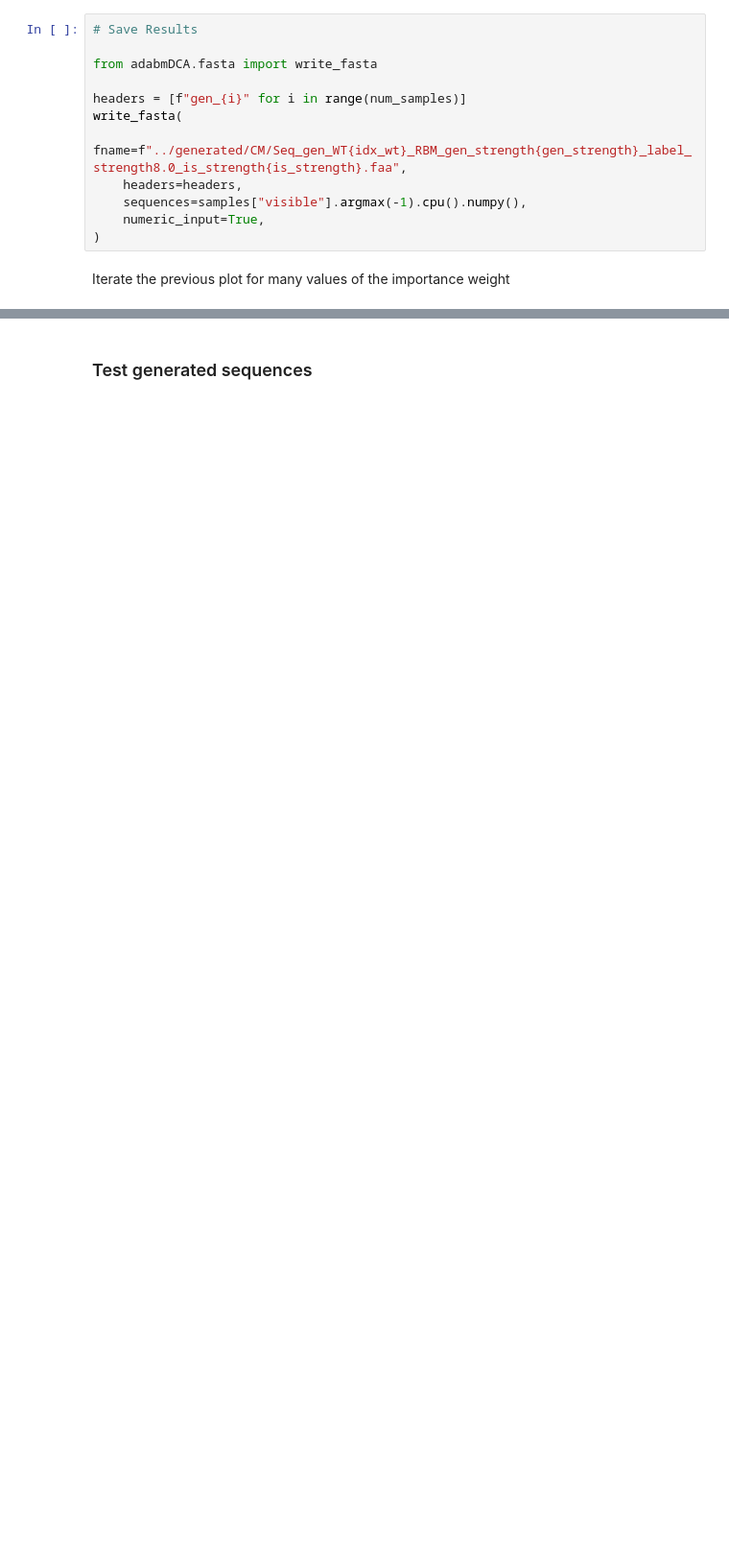
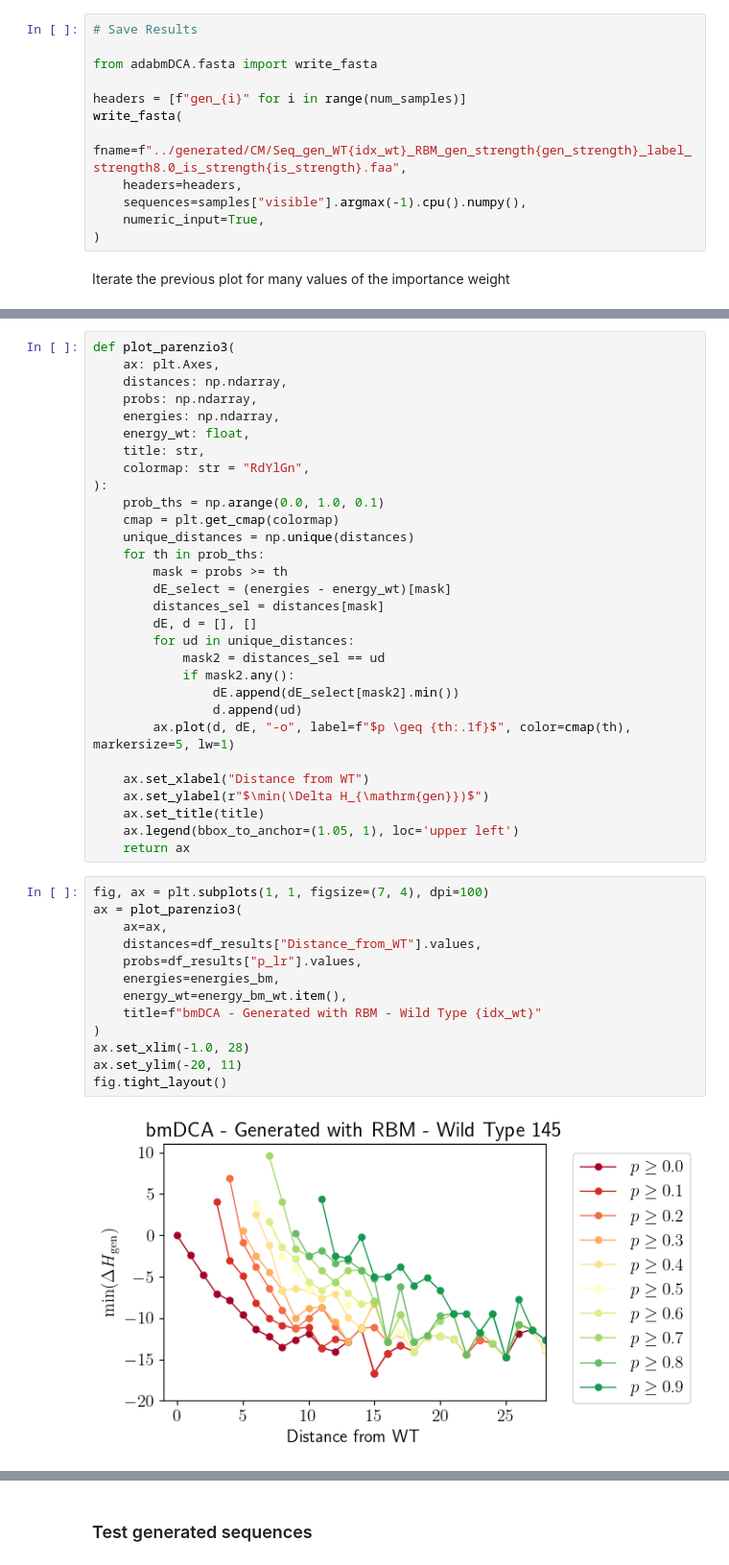
Before and after one commit to spqb/thermostable-ribozymes, a Jupyter notebook: notebooks/analysis_CM.ipynb, the cells around one changed output, grey strips where cells are left out. Shown at 96% size. Saved outputs shown, nothing was run; the diff lists cells and outputs as text; blank space fills up the shorter version.

```diff
--- a/notebooks/analysis_CM.ipynb
+++ b/notebooks/analysis_CM.ipynb
@@ -604,0 +604,45 @@ plot_summary(
+# %%
+def plot_parenzio3(
+    ax: plt.Axes,
+    distances: np.ndarray,
+    probs: np.ndarray,
+    energies: np.ndarray,
+    energy_wt: float,
+    title: str,
+    colormap: str = "RdYlGn",
+):
+    prob_ths = np.arange(0.0, 1.0, 0.1)
+    cmap = plt.get_cmap(colormap)
+    unique_distances = np.unique(distances)
+    for th in prob_ths:
+        mask = probs >= th
+        dE_select = (energies - energy_wt)[mask]
+        distances_sel = distances[mask]
+        dE, d = [], []
+        for ud in unique_distances:
+            mask2 = distances_sel == ud
+            if mask2.any():
+                dE.append(dE_select[mask2].min())
+                d.append(ud)
+        ax.plot(d, dE, "-o", label=f"$p \geq {th:.1f}$", color=cmap(th), markersize=5, lw=1)
+
+    ax.set_xlabel("Distance from WT")
+    ax.set_ylabel(r"$\min(\Delta H_{\mathrm{gen}})$")
+    ax.set_title(title)
+    ax.legend(bbox_to_anchor=(1.05, 1), loc='upper left')
+    return ax
+# %%
+fig, ax = plt.subplots(1, 1, figsize=(7, 4), dpi=100)
+ax = plot_parenzio3(
+    ax=ax,
+    distances=df_results["Distance_from_WT"].values,
+    probs=df_results["p_lr"].values,
+    energies=energies_bm,
+    energy_wt=energy_bm_wt.item(),
+    title=f"bmDCA - Generated with RBM - Wild Type {idx_wt}"
+)
+ax.set_xlim(-1.0, 28)
+ax.set_ylim(-20, 11)
+fig.tight_layout()
+# %% [output]
+[figure, added]
```
Also changed, not shown: parts of 14 cells of this notebook, 1 other file.
